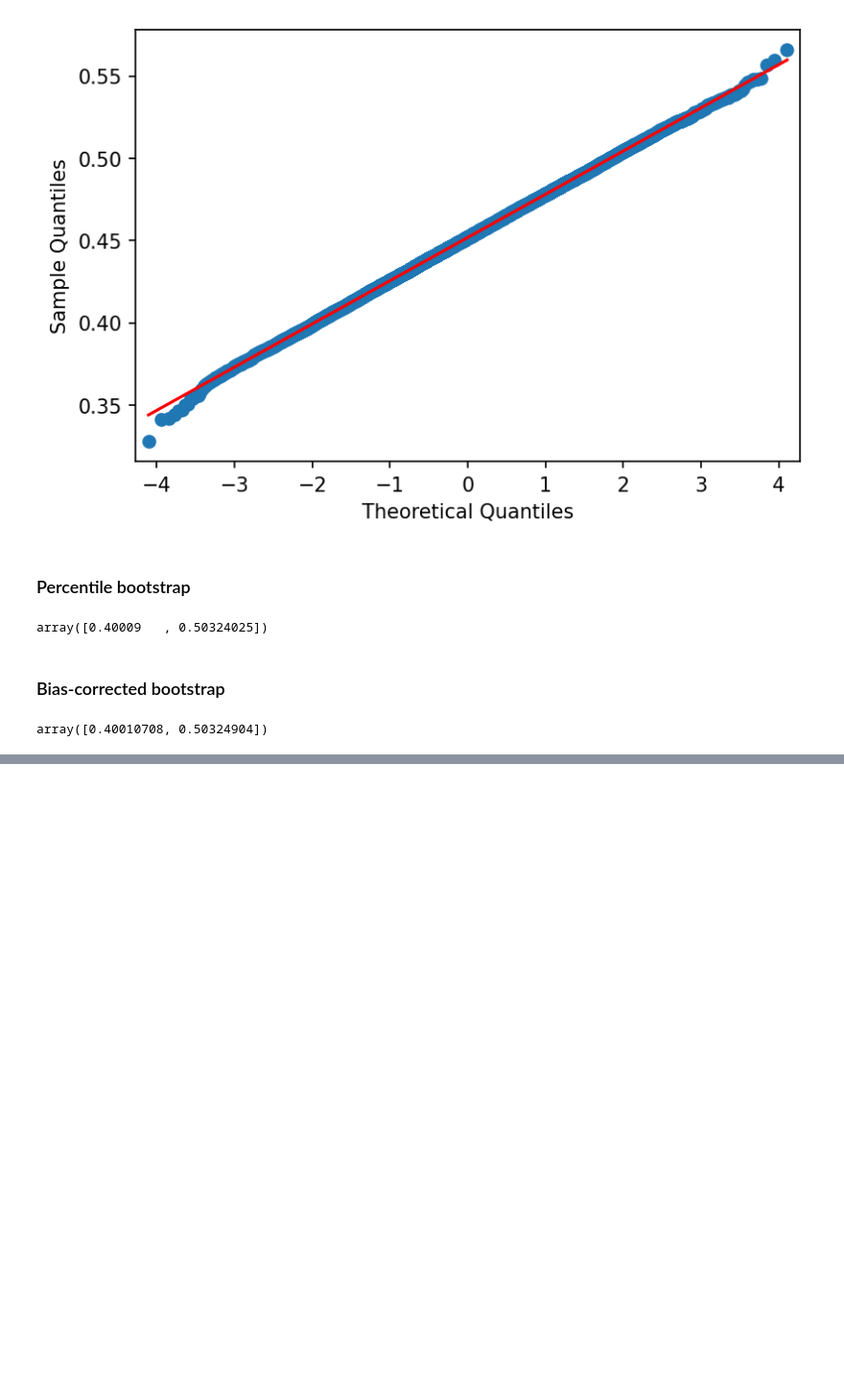
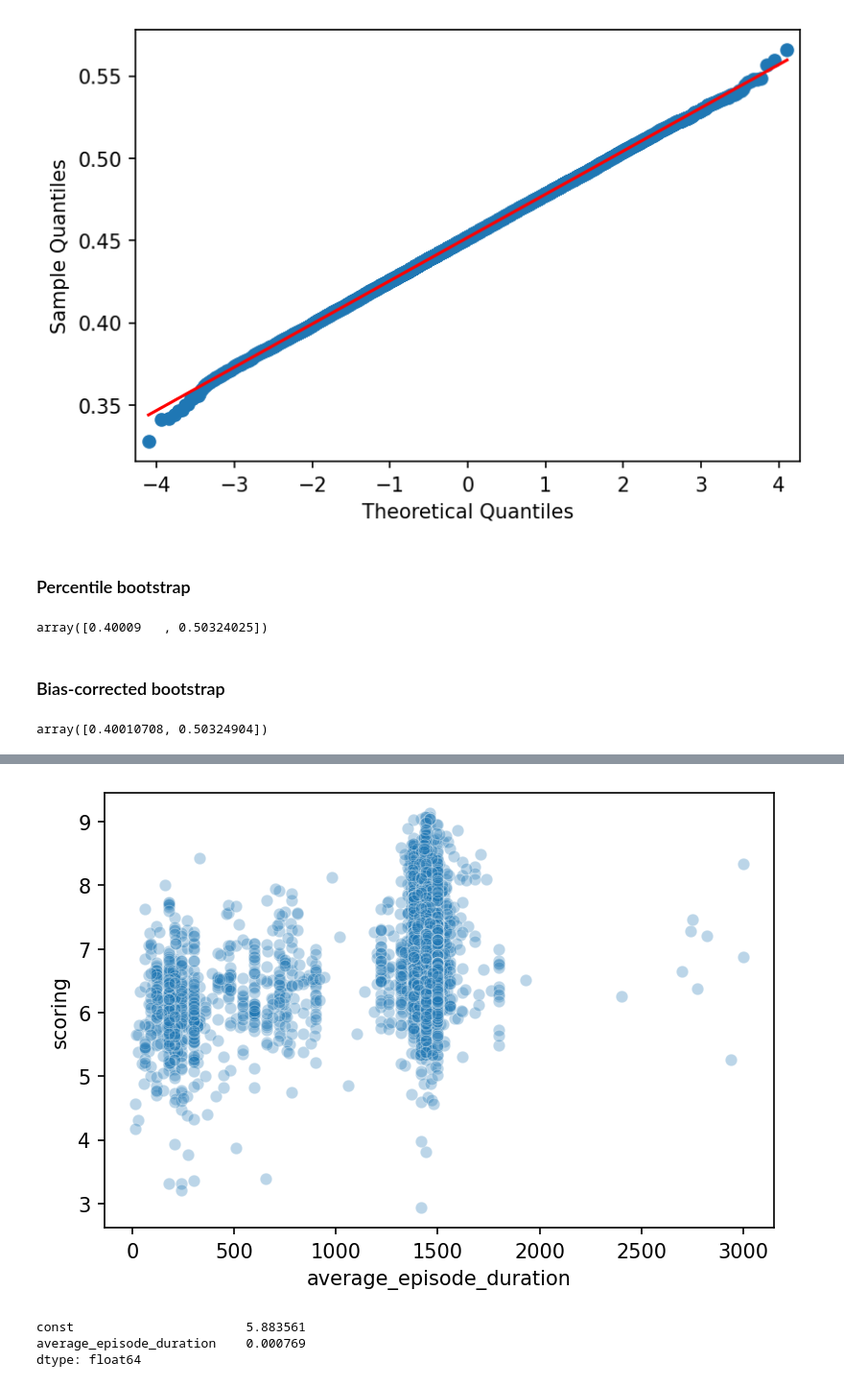
Before and after one commit to derekmiddlemiss/python-resampling, a Jupyter notebook: Resampling_v2.ipynb, the cells around one changed output, grey strips where cells are left out. Shown at 96% size. Saved outputs shown, nothing was run; the diff lists cells and outputs as text; code cells hidden in the pictures; blank space fills up the shorter version.

```diff
--- a/Resampling_v2.ipynb
+++ b/Resampling_v2.ipynb
@@ -366,0 +410,3 @@ norm.cdf(-1.9599)
+# %%
+anime_tv = anime.loc[anime.media_type == "tv", :].dropna(subset=["scoring", "average_episode_duration"])
+anime_tv.average_episode_duration
@@ -366,0 +426,5 @@ norm.cdf(-1.9599)
+# %%
+anime_tv.average_episode_duration = pd.to_timedelta(anime.average_episode_duration).apply(lambda x: x.total_seconds())
+plot = sns.scatterplot(data=anime_tv, x="average_episode_duration", y="scoring", alpha=0.3);
+# %% [output]
+[figure, added]
@@ -366,0 +433,6 @@ norm.cdf(-1.9599)
+# %%
+model.params
+# %% [output]
+const                       5.883561
+average_episode_duration    0.000769
+dtype: float64
```
Also changed, not shown: parts of 18 cells of this notebook, 1 other file.
